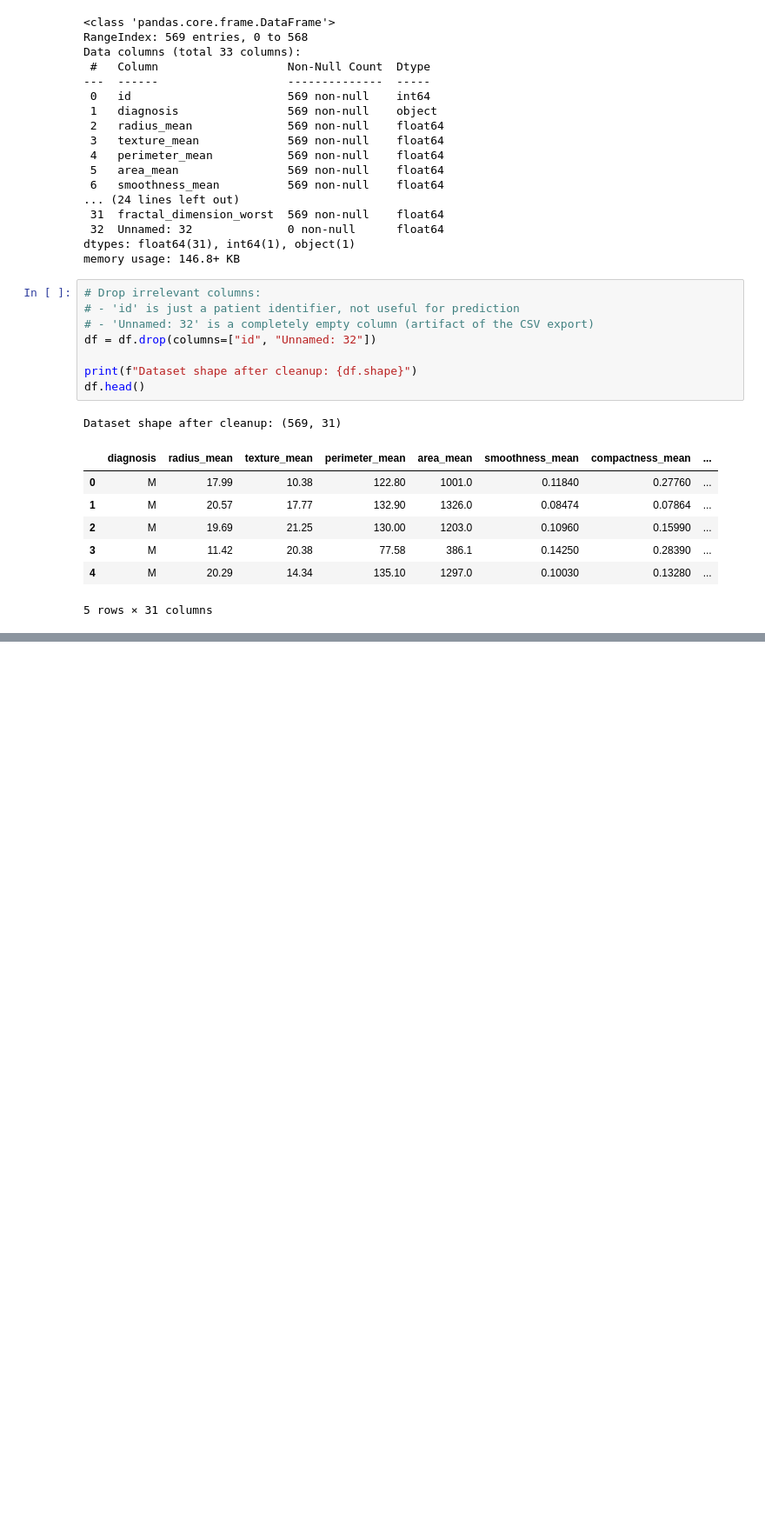
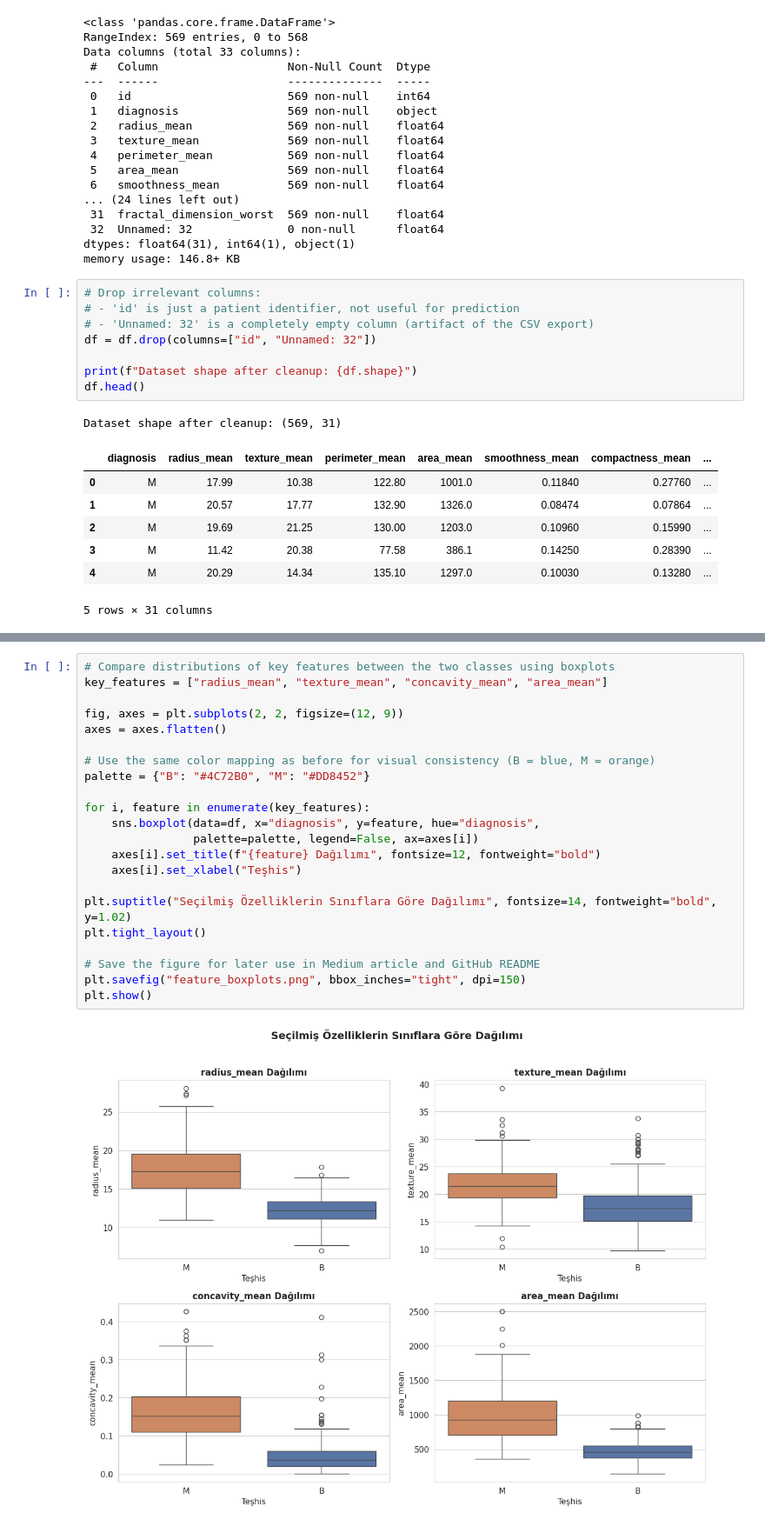
Before and after one commit to serdararici/breast-cancer-knn-svm-classification, a Jupyter notebook: Breast_Cancer_KNN_vs_SVM_HSD_Bootcamp.ipynb, the cells around one changed output, grey strips where cells are left out. Shown at 87% size. Saved outputs shown, nothing was run; the diff lists cells and outputs as text; blank space fills up the shorter version.

```diff
--- a/Breast_Cancer_KNN_vs_SVM_HSD_Bootcamp.ipynb
+++ b/Breast_Cancer_KNN_vs_SVM_HSD_Bootcamp.ipynb
@@ -142,0 +251,24 @@ Dataset shape after cleanup: (569, 31)
+# %%
+# Compare distributions of key features between the two classes using boxplots
+key_features = ["radius_mean", "texture_mean", "concavity_mean", "area_mean"]
+
+fig, axes = plt.subplots(2, 2, figsize=(12, 9))
+axes = axes.flatten()
+
+# Use the same color mapping as before for visual consistency (B = blue, M = orange)
+palette = {"B": "#4C72B0", "M": "#DD8452"}
+
+for i, feature in enumerate(key_features):
+    sns.boxplot(data=df, x="diagnosis", y=feature, hue="diagnosis",
+                palette=palette, legend=False, ax=axes[i])
+    axes[i].set_title(f"{feature} Dağılımı", fontsize=12, fontweight="bold")
+    axes[i].set_xlabel("Teşhis")
+
+plt.suptitle("Seçilmiş Özelliklerin Sınıflara Göre Dağılımı", fontsize=14, fontweight="bold", y=1.02)
+plt.tight_layout()
+
+# Save the figure for later use in Medium article and GitHub README
+plt.savefig("feature_boxplots.png", bbox_inches="tight", dpi=150)
+plt.show()
+# %% [output]
+[figure, added]
```
Also changed, not shown: parts of 10 cells of this notebook.
